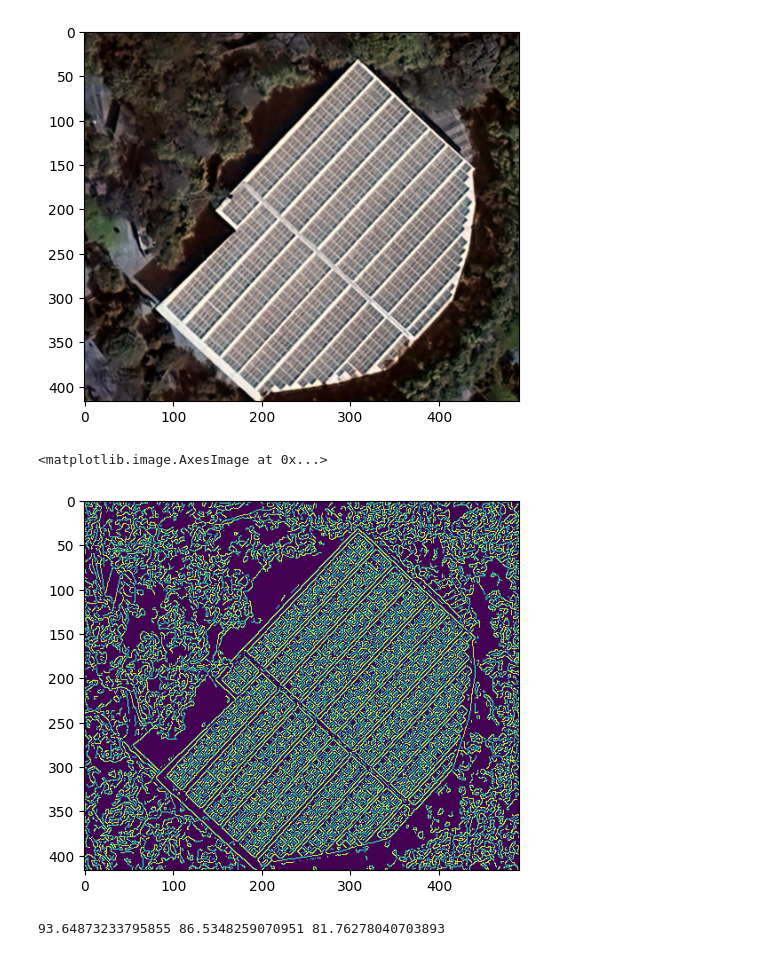
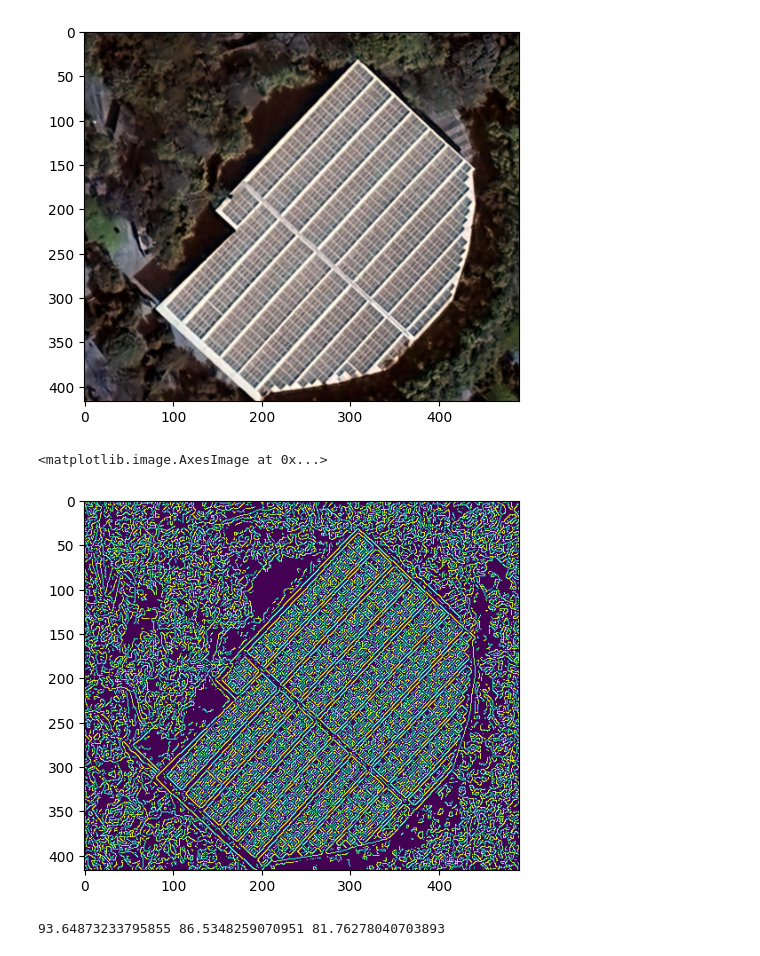
Before and after one commit to VishuKalier2003/Renewable-Solar-Energy-Estimation-using-Satellite-Images, a Jupyter notebook: models/edgeDetection/hed.ipynb, the cells around one changed output. Drawn from its saved outputs; the diff is of its cells as text; code cells hidden in the pictures.

```diff
--- a/models/edgeDetection/hed.ipynb
+++ b/models/edgeDetection/hed.ipynb
@@ -9,11 +9,11 @@ plt.imshow(resized)
 <matplotlib.image.AxesImage at 0x...>
 [figure]
 # %%
-canny_edge = cv2.Canny(resized, 50, 80)
+canny_edge = cv2.Canny(resized, 30, 40)
 plt.imshow(canny_edge)
 # %% [output]
 <matplotlib.image.AxesImage at 0x...>
-[figure, old version]
+[figure, new version]
 # %%
 sigma = 0.3
 median = np.median(resized)
```
Also changed, not shown: parts of 2 cells of this notebook.
